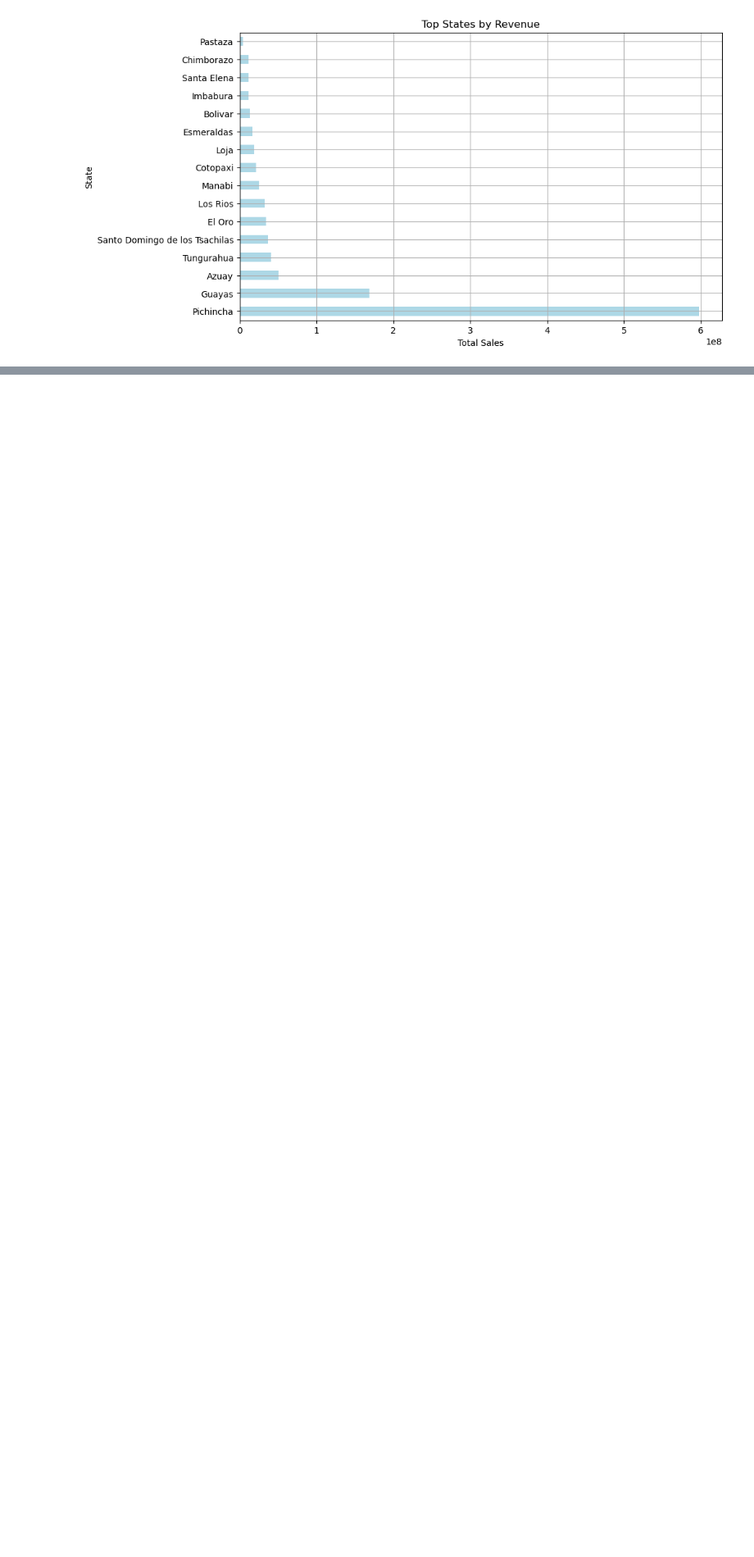
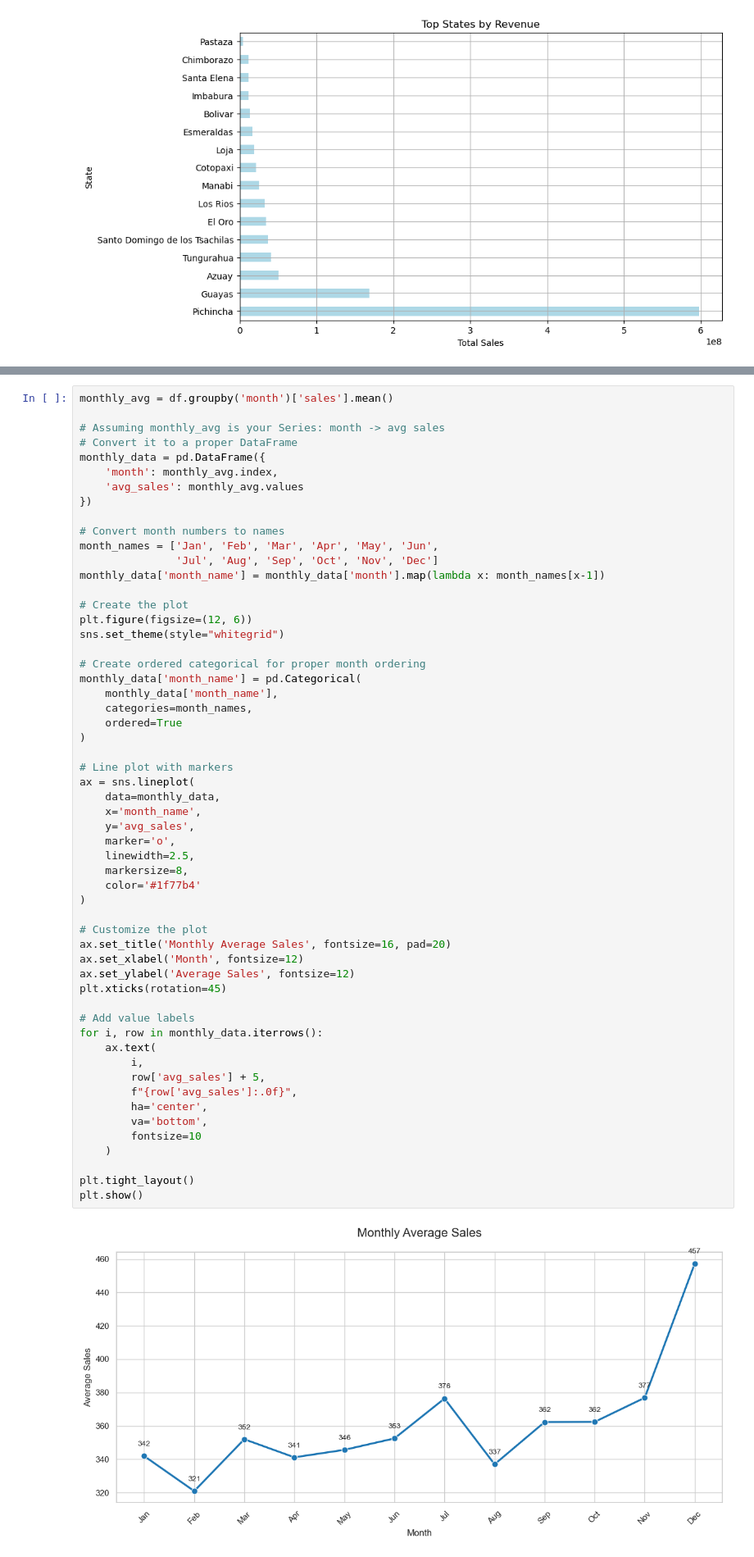
Before and after one commit to Seif-Eldin-Omar/sales-forecasting-optimization, a Jupyter notebook: notebooks/visualization_demo.ipynb, the cells around one changed output, grey strips where cells are left out. Shown at 82% size. Drawn from its saved outputs; the diff is of its cells as text; blank space fills up the shorter version.

```diff
--- a/notebooks/visualization_demo.ipynb
+++ b/notebooks/visualization_demo.ipynb
@@ -105,0 +159,58 @@ plt.show()
+# %%
+monthly_avg = df.groupby('month')['sales'].mean()
+
+# Assuming monthly_avg is your Series: month -> avg sales
+# Convert it to a proper DataFrame
+monthly_data = pd.DataFrame({
+    'month': monthly_avg.index,
+    'avg_sales': monthly_avg.values
+})
+
+# Convert month numbers to names
+month_names = ['Jan', 'Feb', 'Mar', 'Apr', 'May', 'Jun',
+               'Jul', 'Aug', 'Sep', 'Oct', 'Nov', 'Dec']
+monthly_data['month_name'] = monthly_data['month'].map(lambda x: month_names[x-1])
+
+# Create the plot
+plt.figure(figsize=(12, 6))
+sns.set_theme(style="whitegrid")
+
+# Create ordered categorical for proper month ordering
+monthly_data['month_name'] = pd.Categorical(
+    monthly_data['month_name'],
+    categories=month_names,
+    ordered=True
+)
+
+# Line plot with markers
+ax = sns.lineplot(
+    data=monthly_data,
+    x='month_name',
+    y='avg_sales',
+    marker='o',
+    linewidth=2.5,
+    markersize=8,
+    color='#1f77b4'
+)
+
+# Customize the plot
+ax.set_title('Monthly Average Sales', fontsize=16, pad=20)
+ax.set_xlabel('Month', fontsize=12)
+ax.set_ylabel('Average Sales', fontsize=12)
+plt.xticks(rotation=45)
+
+# Add value labels
+for i, row in monthly_data.iterrows():
+    ax.text(
+        i,
+        row['avg_sales'] + 5,
+        f"{row['avg_sales']:.0f}",
+        ha='center',
+        va='bottom',
+        fontsize=10
+    )
+
+plt.tight_layout()
+plt.show()
+# %% [output]
+[figure, added]
```
Also changed, not shown: parts of 20 cells of this notebook.
